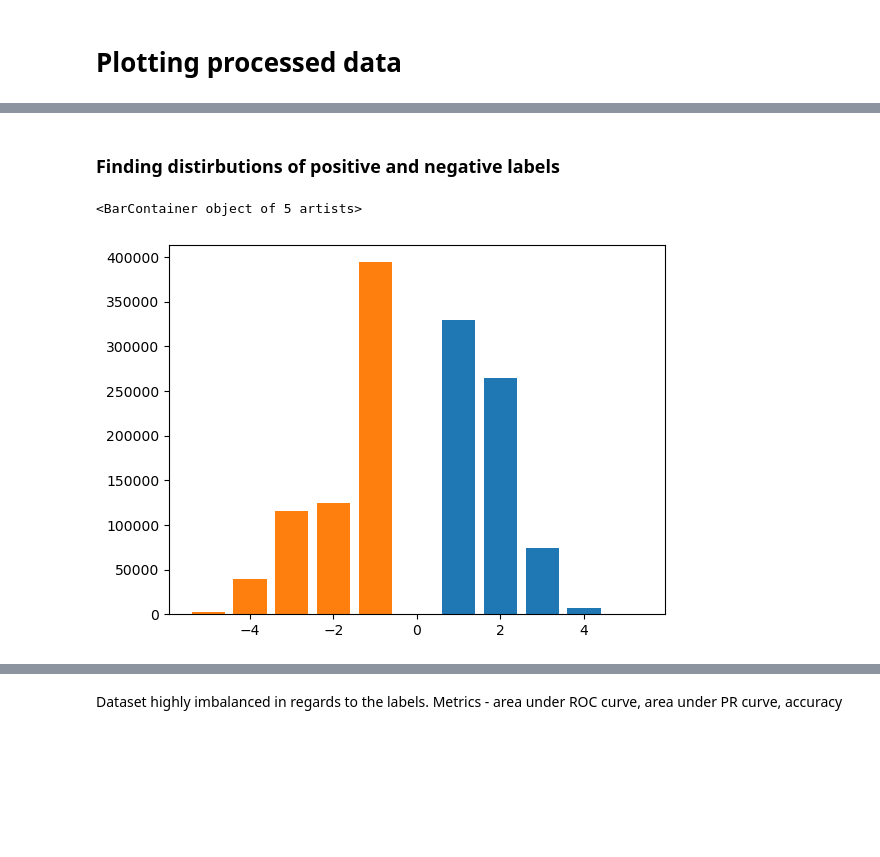
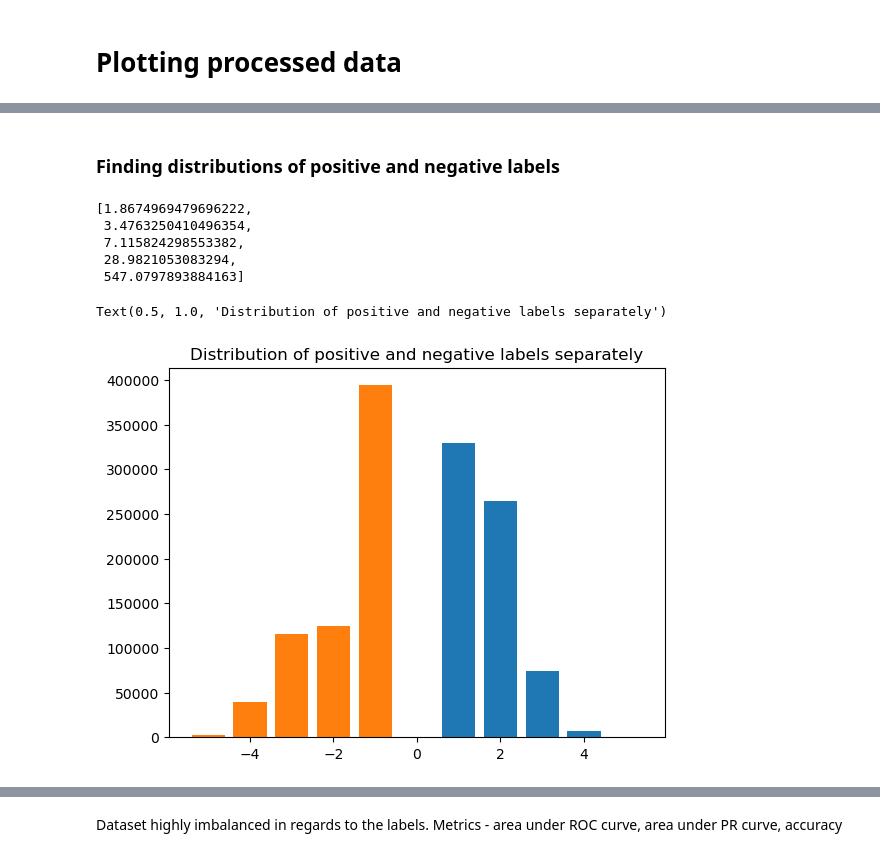
Before and after one commit to omkar-ethz/ml4hc-projects, a Jupyter notebook: project2/sandbox.ipynb, the cells around one changed output, grey strips where cells are left out. Drawn from its saved outputs; the diff is of its cells as text; code cells hidden in the pictures; blank space fills up the shorter version.

```diff
--- a/project2/sandbox.ipynb
+++ b/project2/sandbox.ipynb
@@ -368,5 +417,7 @@ plt.show()
 # %% [markdown]
 ### Processing tweets
+# %%
+tweets = unprocessed_tweets.copy()
 # %%
 import copy
 unprocessed_tweets = copy.deepcopy(tweets)
@@ -422,5 +479,5 @@ plot_most_commmon_uni_and_bigrams(negative_1_tweets)
 # %% [markdown]
-### Finding distirbutions of positive and negative labels
+### Finding distributions of positive and negative labels
 # %%
 import matplotlib.pyplot as plt
 # %%
@@ -435,7 +496,18 @@ for i, row in tweets.iterrows():
+# %%
+total = sum(counts)
+weights = [float(total)/count for count in counts]
+weights
+# %% [output]
+[1.8674969479696222,
+ 3.4763250410496354,
+ 7.115824298553382,
+ 28.9821053083294,
+ 547.0797893884163]
 # %%
 
 plt.bar(list(positive_counter.keys()), list(positive_counter.values()))
 plt.bar(list(negative_counter.keys()), list(negative_counter.values()))
+plt.title("Distribution of positive and negative labels separately")
 # %% [output]
-<BarContainer object of 5 artists>
+Text(0.5, 1.0, 'Distribution of positive and negative labels separately')
-[figure, old version]
+[figure, new version]
```
Also changed, not shown: parts of 78 cells of this notebook.
